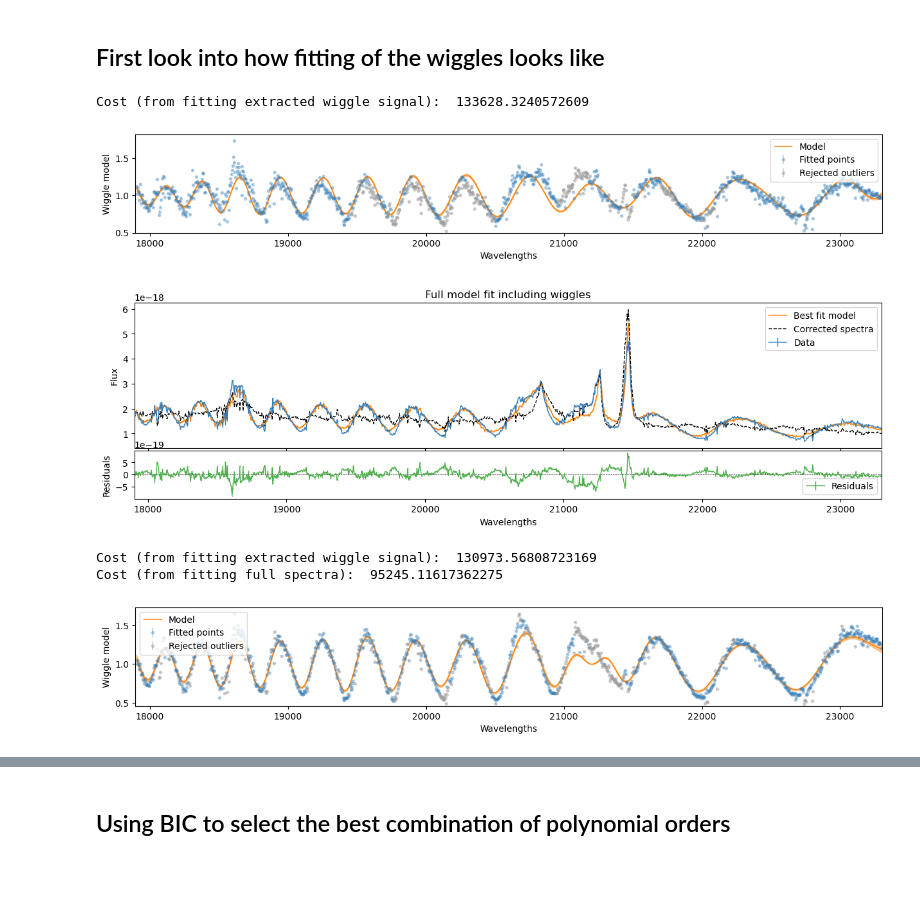
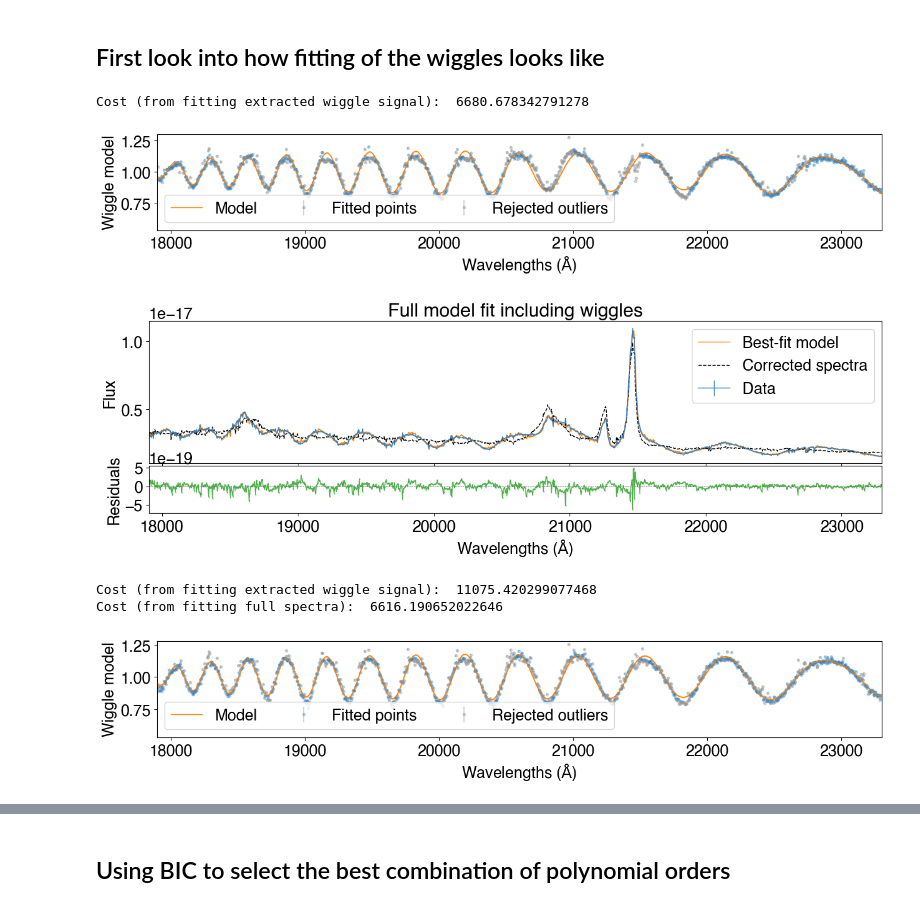
Before and after one commit to ajshajib/raccoon, a Jupyter notebook: example/example_notebook.ipynb, the cells around one changed output, grey strips where cells are left out. Saved outputs shown, nothing was run; the diff lists cells and outputs as text; code cells hidden in the pictures; blank space fills up the shorter version.

```diff
--- a/example/example_notebook.ipynb
+++ b/example/example_notebook.ipynb
@@ -7,6 +7,11 @@ from astropy.io import fits
 
 from raccoon import WiggleCleaner
 from raccoon.util import Util
+
+plt.rcParams.update({"font.size": 18})
+plt.rcParams.update({"axes.labelsize": 18})
+plt.rcParams.update({"font.family": "sans-serif"})
+plt.rcParams.update({"font.sans-serif": "Helvetica"})
 # %% [markdown]
 ## Load data
 
@@ -170,32 +201,32 @@ annulus_inner_radius = 3
 ## First look into how fitting of the wiggles looks like
 # %%
 result_params = wcleaner.fit_wiggle(
-    x=17,  # quasar_x,
-    y=16,  # quasar_y,
+    x=quasar_x,
+    y=quasar_y,
     aperture_radius=aperture_radius,
     annulus_outer_radius=annulus_outer_radius,
     annulus_inner_radius=annulus_inner_radius,
     plot=True,
     n_amplitude=10,
     n_frequency=7,
     init_peak_detection_proximity_threshold=30,  # minimum distance between peaks/troughs to help avoid initial misidentification
     verbose=True,
     use_huber_loss=False,
     outlier_rejection_method="fdr",  # can alternatively use "sigma_clipping"
     fdr_alpha=0.05,  # FDR threshold for outlier rejection
     fdr_outlier_max_fraction=0.2,  # Maximum fraction of outliers allowed by FDR
     extract_covariance=True,
     fit_full_model=False,
     asymmetric_sharpening=False,
     symmetric_sharpening=False,
 )
 # %% [output]
-Cost (from fitting extracted wiggle signal):  133628.3240572609
+Cost (from fitting extracted wiggle signal):  6680.678342791278
-[figure, old version]
+[figure, new version]
 # %%
 result_params = wcleaner.fit_wiggle(
-    x=17,  # quasar_x,
-    y=16,  # quasar_y,
+    x=quasar_x,
+    y=quasar_y,
     aperture_radius=5,
     annulus_outer_radius=annulus_outer_radius,
     annulus_inner_radius=annulus_inner_radius,
@@ -212,9 +243,10 @@ result_params = wcleaner.fit_wiggle(
     fit_full_model=True,
     asymmetric_sharpening=False,
     symmetric_sharpening=False,
+    save_figure_dir="../paper/",
 )
 # %% [output]
-[figure, old version]
+[figure, new version]
-Cost (from fitting extracted wiggle signal):  130973.56808723169
-Cost (from fitting full spectra):  95245.11617362275
+Cost (from fitting extracted wiggle signal):  11075.420299077468
+Cost (from fitting full spectra):  6616.190652022646
-[figure, old version]
+[figure, new version]
```
Also changed, not shown: parts of 14 cells of this notebook, 2 other files.
